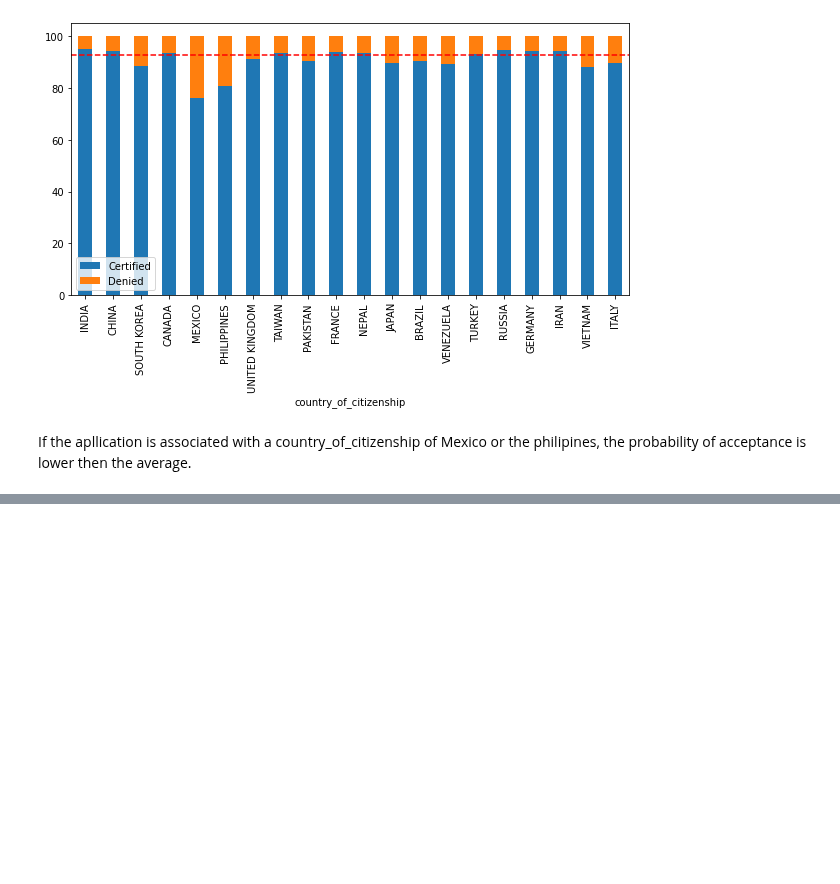
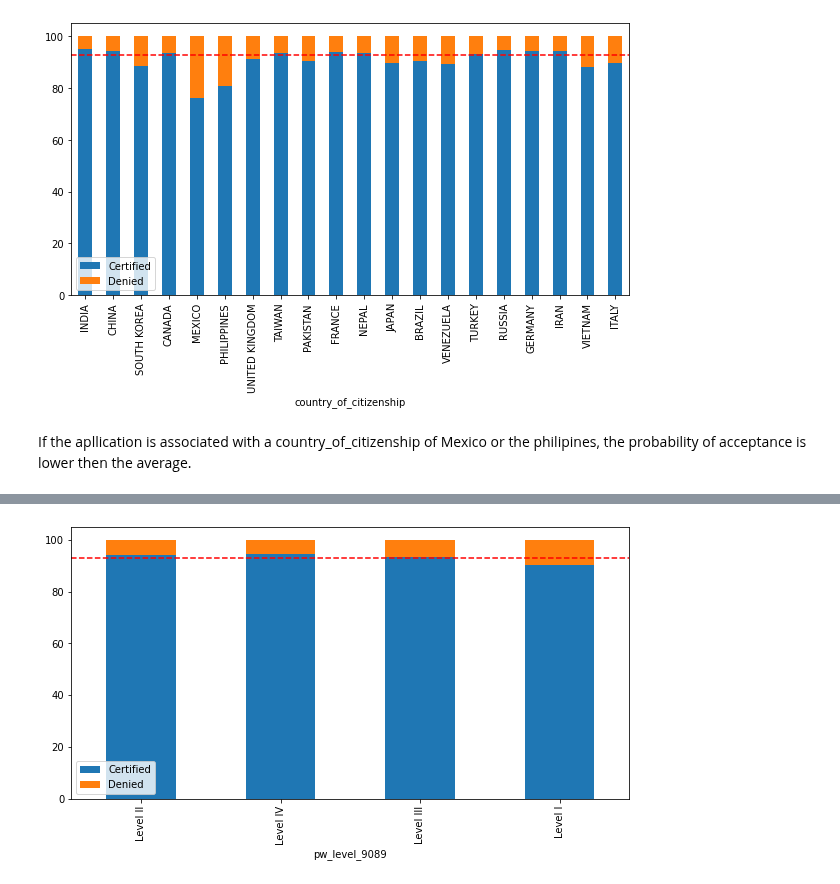
Before and after one commit to andy8001/python_visa, a Jupyter notebook: analysis/factorsInfluencingTheAcceptanceOfApplications.ipynb, the cells around one changed output, grey strips where cells are left out. Saved outputs shown, nothing was run; the diff lists cells and outputs as text; code cells hidden in the pictures; blank space fills up the shorter version.

```diff
--- a/analysis/factorsInfluencingTheAcceptanceOfApplications.ipynb
+++ b/analysis/factorsInfluencingTheAcceptanceOfApplications.ipynb
@@ -177,0 +216,4 @@ If the apllication is associated with a country_of_citizenship of Mexico or the
+# %%
+influence_on_acceptance_stacked_bar_chart(visas_df, "pw_level_9089", "case_status", 20)
+# %% [output]
+[figure, added]
```
Also changed, not shown: parts of 15 cells of this notebook, 4 other files.
